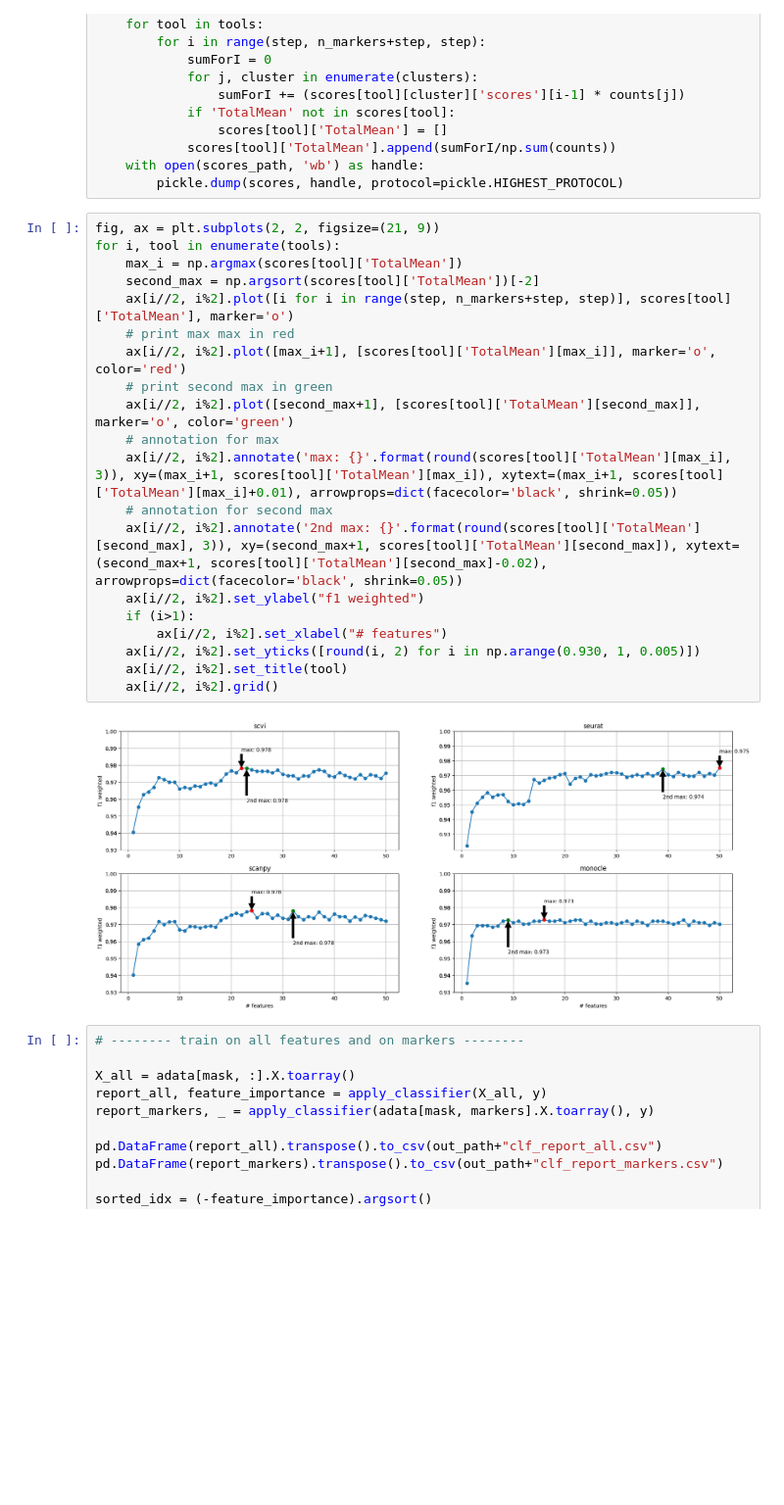
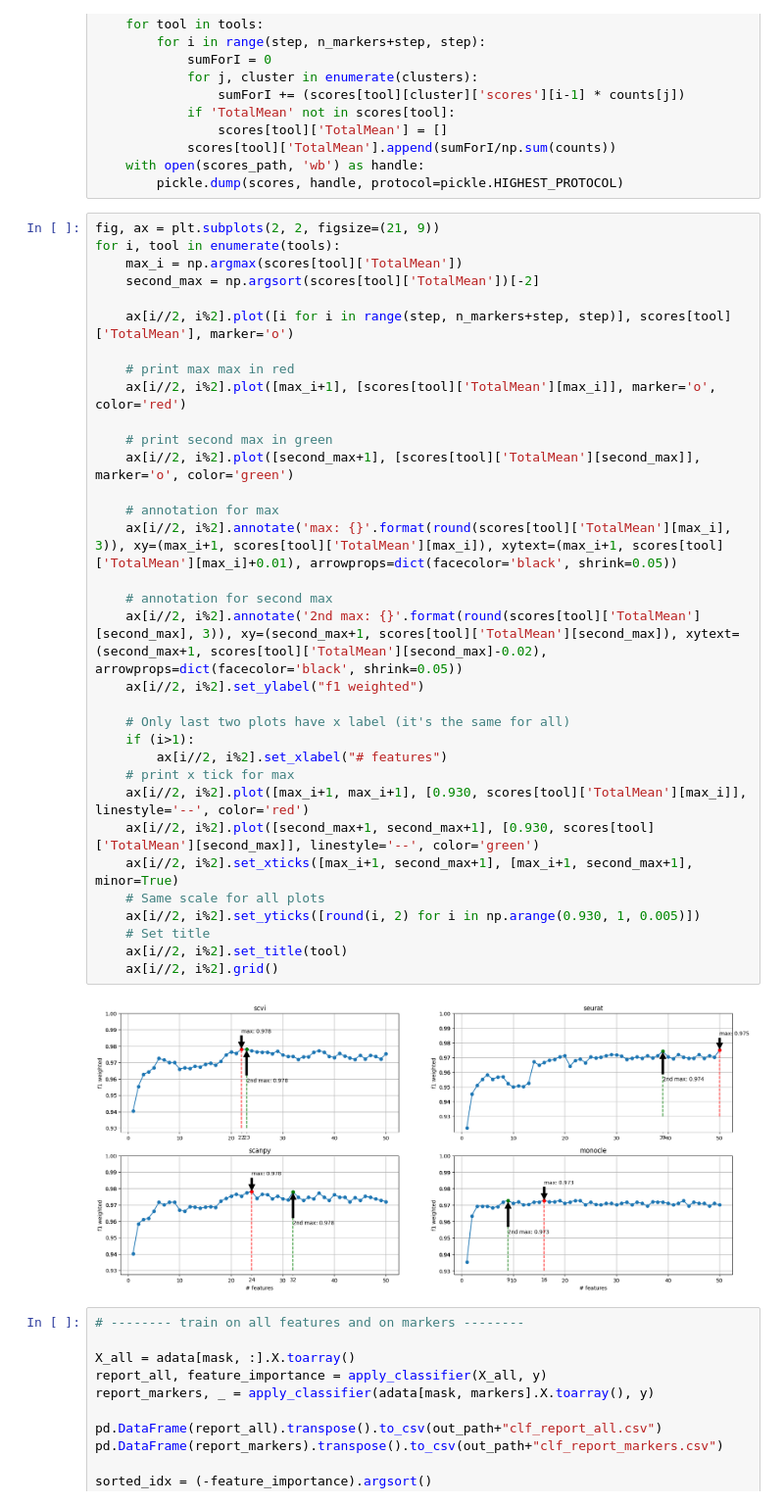
Before and after one commit to arcotan/single-cell-data-analysis, a Jupyter notebook: classifier/classifier_tabula-muris-heart.ipynb, the cells around one changed output. Shown at 98% size. Cells and saved outputs as stored; diff of their text form; blank space fills up the shorter version.

Commit message:
Update Plots to have the num of features

```diff
--- a/classifier/classifier_tabula-muris-heart.ipynb
+++ b/classifier/classifier_tabula-muris-heart.ipynb
@@ -176,25 +176,38 @@ else:
 # %%
 fig, ax = plt.subplots(2, 2, figsize=(21, 9))
 for i, tool in enumerate(tools):
     max_i = np.argmax(scores[tool]['TotalMean'])
     second_max = np.argsort(scores[tool]['TotalMean'])[-2]
+
     ax[i//2, i%2].plot([i for i in range(step, n_markers+step, step)], scores[tool]['TotalMean'], marker='o')
+
     # print max max in red
     ax[i//2, i%2].plot([max_i+1], [scores[tool]['TotalMean'][max_i]], marker='o', color='red')
+
     # print second max in green
     ax[i//2, i%2].plot([second_max+1], [scores[tool]['TotalMean'][second_max]], marker='o', color='green')
+
     # annotation for max
     ax[i//2, i%2].annotate('max: {}'.format(round(scores[tool]['TotalMean'][max_i], 3)), xy=(max_i+1, scores[tool]['TotalMean'][max_i]), xytext=(max_i+1, scores[tool]['TotalMean'][max_i]+0.01), arrowprops=dict(facecolor='black', shrink=0.05))
+
     # annotation for second max
     ax[i//2, i%2].annotate('2nd max: {}'.format(round(scores[tool]['TotalMean'][second_max], 3)), xy=(second_max+1, scores[tool]['TotalMean'][second_max]), xytext=(second_max+1, scores[tool]['TotalMean'][second_max]-0.02), arrowprops=dict(facecolor='black', shrink=0.05))
     ax[i//2, i%2].set_ylabel("f1 weighted")
+
+    # Only last two plots have x label (it's the same for all)
     if (i>1):
         ax[i//2, i%2].set_xlabel("# features")
+    # print x tick for max
+    ax[i//2, i%2].plot([max_i+1, max_i+1], [0.930, scores[tool]['TotalMean'][max_i]], linestyle='--', color='red')
+    ax[i//2, i%2].plot([second_max+1, second_max+1], [0.930, scores[tool]['TotalMean'][second_max]], linestyle='--', color='green')
+    ax[i//2, i%2].set_xticks([max_i+1, second_max+1], [max_i+1, second_max+1], minor=True)
+    # Same scale for all plots
     ax[i//2, i%2].set_yticks([round(i, 2) for i in np.arange(0.930, 1, 0.005)])
+    # Set title
     ax[i//2, i%2].set_title(tool)
     ax[i//2, i%2].grid()
 # %% [output]
-[figure, old version]
+[figure, new version]
 # %%
 # -------- train on all features and on markers --------
 
```
Also changed, not shown: parts of 1 cell of this notebook, 4 other files.
